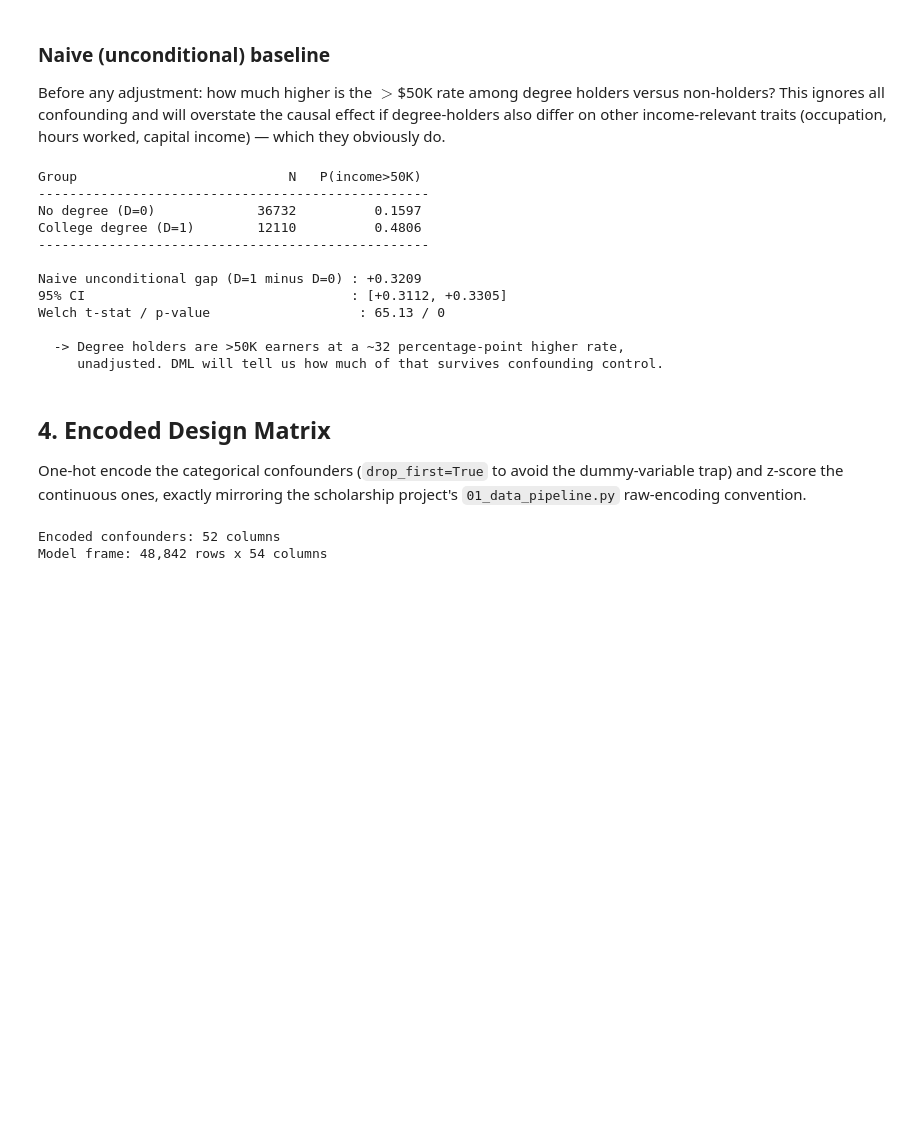
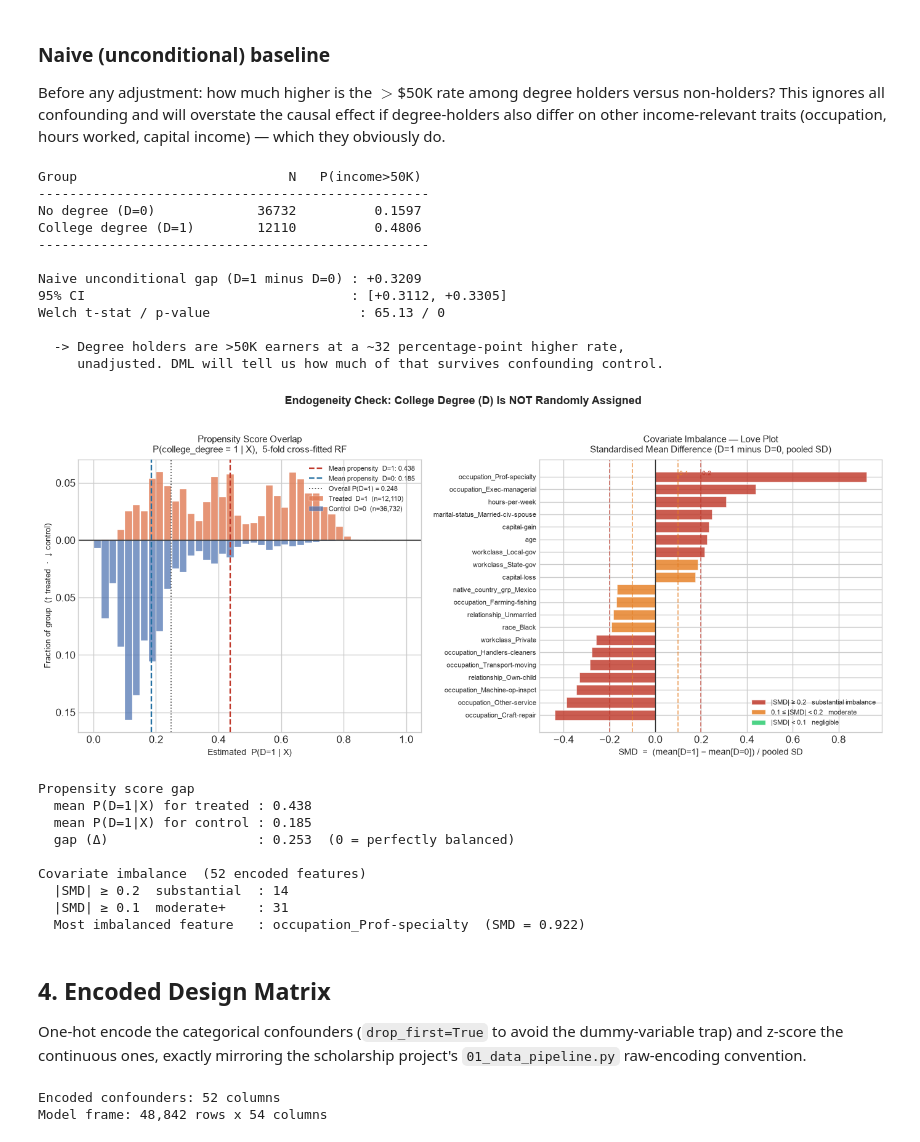
Before and after one commit to FelixZukunft/DML, a Jupyter notebook: dml-scholarship/notebooks/adult_college_dml.ipynb, the cells around one changed output. Cells and saved outputs as stored; diff of their text form; code cells hidden in the pictures; blank space fills up the shorter version.

```diff
--- a/dml-scholarship/notebooks/adult_college_dml.ipynb
+++ b/dml-scholarship/notebooks/adult_college_dml.ipynb
@@ -304,18 +304,7 @@ _y0min, _y0max = ax0.get_ylim()
 ax0.yaxis.set_major_formatter(plt.FuncFormatter(lambda v, _: f'{abs(v):.2f}'))
 ax0.legend(fontsize=8.2, framealpha=0.9, loc='upper right')
 
-# Key annotation
-ax0.annotate(
-    f"Under random assignment\nall bars would cluster at\nP(D=1) = {p_overall:.3f}  (dotted line)\n"
-    "— one value for every unit",
-    xy=(p_overall, _y0max * 0.55),
-    xytext=(p_overall + 0.17, _y0max * 0.82),
-    arrowprops=dict(arrowstyle='->', color='#555', lw=1.4,
-                    connectionstyle='arc3,rad=-0.25'),
-    fontsize=8.2, color='#444',
-    bbox=dict(boxstyle='round,pad=0.38', facecolor='lightyellow', alpha=0.93),
-    ha='center', va='center'
-)
+
 
 # ──────────────────────────────────────────────────────────────────────────
 # Plot 2 — Love plot (SMD)
@@ -342,33 +331,44 @@ ax1.set_xlabel("SMD  =  (mean[D=1] − mean[D=0]) / pooled SD", fontsize=10)
 # Threshold labels
 _x1min, _x1max = ax1.get_xlim()
 ax1.text( 0.105, len(smd_top) - 0.5, "0.1", fontsize=7.5, color='#e67e22', va='top')
 ax1.text( 0.205, len(smd_top) - 0.5, "0.2", fontsize=7.5, color='#c0392b', va='top')
 
 legend_els = [
     mpatches.Patch(facecolor='#c0392b', alpha=0.85, label='|SMD| ≥ 0.2   substantial imbalance'),
     mpatches.Patch(facecolor='#e67e22', alpha=0.85, label='0.1 ≤ |SMD| < 0.2   moderate'),
     mpatches.Patch(facecolor='#2ecc71', alpha=0.85, label='|SMD| < 0.1   negligible'),
 ]
 ax1.legend(handles=legend_els, fontsize=8.2, loc='lower right', framealpha=0.92)
 
 plt.tight_layout()
 plt.show()
 
 # ── Quantitative summary ───────────────────────────────────────────────────
 n_sub   = int((smd_all.abs() >= 0.2).sum())
 n_mod   = int(((smd_all.abs() >= 0.1) & (smd_all.abs() < 0.2)).sum())
 n_total = len(smd_all)
 best    = smd_all.abs().idxmax()
 
 print(f"\nPropensity score gap")
 print(f"  mean P(D=1|X) for treated : {ps_t.mean():.3f}")
 print(f"  mean P(D=1|X) for control : {ps_c.mean():.3f}")
 print(f"  gap (Δ)                   : {ps_t.mean() - ps_c.mean():.3f}  "
       f"(0 = perfectly balanced)")
 print(f"\nCovariate imbalance  ({n_total} encoded features)")
 print(f"  |SMD| ≥ 0.2  substantial  : {n_sub}")
 print(f"  |SMD| ≥ 0.1  moderate+    : {n_sub + n_mod}")
 print(f"  Most imbalanced feature   : {best}  (SMD = {smd_all[best]:.3f})")
+# %% [output]
+[figure, added]
+Propensity score gap
+  mean P(D=1|X) for treated : 0.438
+  mean P(D=1|X) for control : 0.185
+  gap (Δ)                   : 0.253  (0 = perfectly balanced)
+
+Covariate imbalance  (52 encoded features)
+  |SMD| ≥ 0.2  substantial  : 14
+  |SMD| ≥ 0.1  moderate+    : 31
+  Most imbalanced feature   : occupation_Prof-specialty  (SMD = 0.922)
 # %% [markdown]
 ## 4. Encoded Design Matrix
 
```
